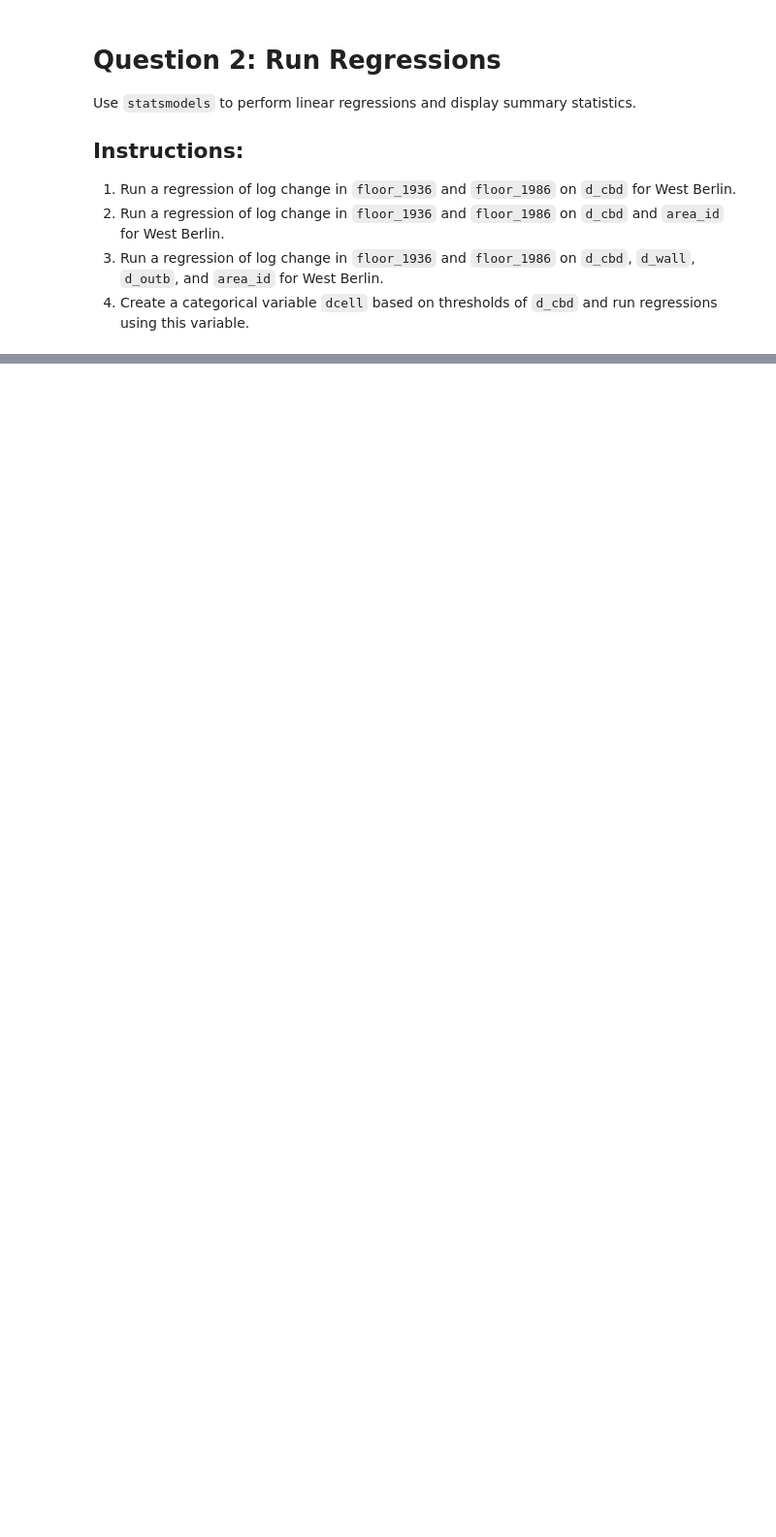
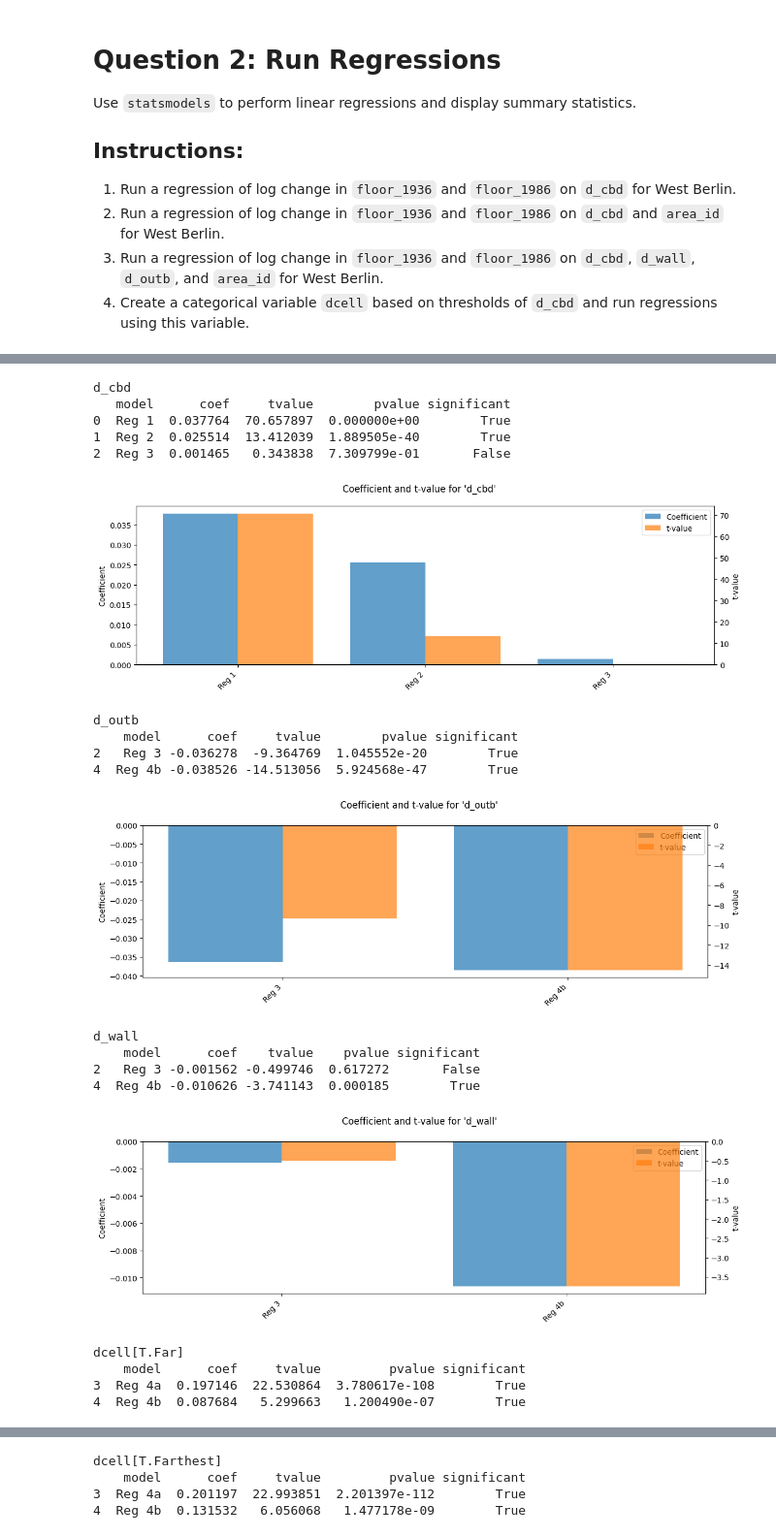
Before and after one commit to norsini1515/MapCreator, a Jupyter notebook: mapcreator/Potato/empirical_problem_agglom.ipynb, the cells around one changed output, grey strips where cells are left out. Shown at 97% size. Cells and saved outputs as stored; diff of their text form; code cells hidden in the pictures; blank space fills up the shorter version.

```diff
--- a/mapcreator/Potato/empirical_problem_agglom.ipynb
+++ b/mapcreator/Potato/empirical_problem_agglom.ipynb
@@ -660,0 +720,30 @@ results_diagnostics_df
+# %%
+coefs_table_df = compare_ols_models(
+    models=[smf_1, smf_2, smf_3, smf_4a, smf_4b],
+    # model_names=["d_cbd",  "d_cbd+area_id", "d_cbd+d_wall+d_outb+area_id", "dcell", "dcell + area_id + d_wall + d_outb"],
+    model_names=["Reg 1", "Reg 2", "Reg 3", "Reg 4a", "Reg 4b"],
+    comparison_type='coefs',
+    plot=True,
+)
+# coefs_table_df.dropna(axis=0)
+# %% [output]
+d_cbd
+   model      coef     tvalue        pvalue significant
+0  Reg 1  0.037764  70.657897  0.000000e+00        True
+1  Reg 2  0.025514  13.412039  1.889505e-40        True
+2  Reg 3  0.001465   0.343838  7.309799e-01       False
+[figure, added]
+d_outb
+    model      coef     tvalue        pvalue significant
+2   Reg 3 -0.036278  -9.364769  1.045552e-20        True
+4  Reg 4b -0.038526 -14.513056  5.924568e-47        True
+[figure, added]
+d_wall
+    model      coef    tvalue    pvalue significant
+2   Reg 3 -0.001562 -0.499746  0.617272       False
+4  Reg 4b -0.010626 -3.741143  0.000185        True
+[figure, added]
+dcell[T.Far]
+    model      coef     tvalue         pvalue significant
+3  Reg 4a  0.197146  22.530864  3.780617e-108        True
+4  Reg 4b  0.087684   5.299663   1.200490e-07        True
@@ -660,0 +751,4 @@ results_diagnostics_df
+dcell[T.Farthest]
+    model      coef     tvalue         pvalue significant
+3  Reg 4a  0.201197  22.993851  2.201397e-112        True
+4  Reg 4b  0.131532   6.056068   1.477178e-09        True
```
Also changed, not shown: parts of 12 cells of this notebook.
